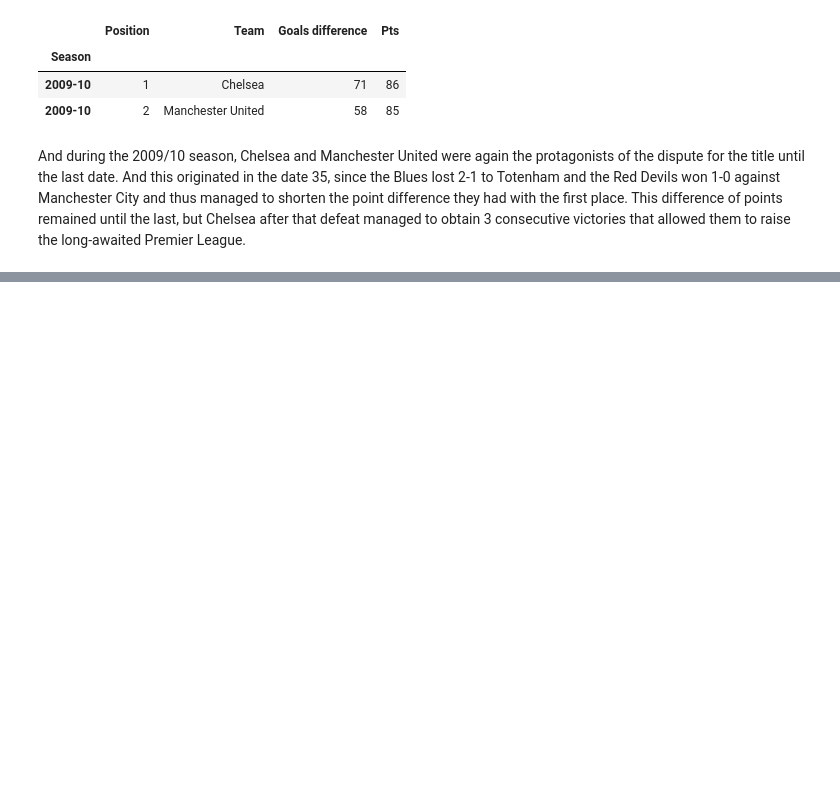
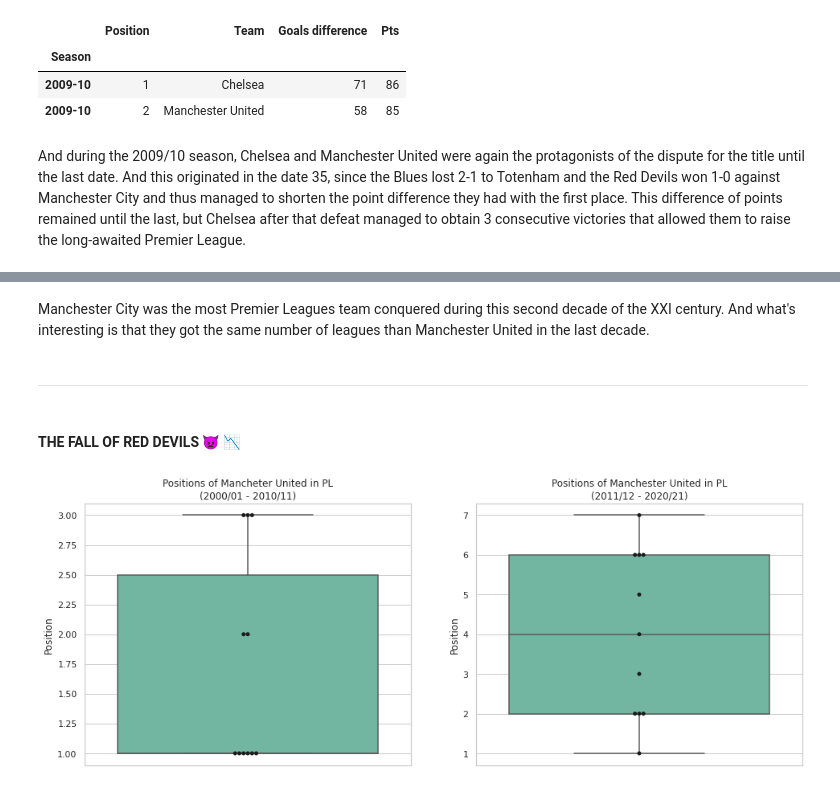
Before and after one commit to CarlosFOL/Premier_League, a Jupyter notebook: notebook.ipynb, the cells around one changed output, grey strips where cells are left out. Cells and saved outputs as stored; diff of their text form; code cells hidden in the pictures; blank space fills up the shorter version.

```diff
--- a/notebook.ipynb
+++ b/notebook.ipynb
@@ -321,0 +363,26 @@ And during the 2009/10 season, Chelsea and Manchester United were again the prot
+# %% [markdown]
+Manchester City was the most Premier Leagues team conquered during this second decade of the XXI century. And what's interesting is that they got the same number of leagues than Manchester United in the last decade.
+# %% [markdown]
+---
+# %% [markdown]
+#### **THE FALL OF RED DEVILS 👿 📉**
+# %%
+#The fall of Red Devils
+df_mun_1 = df_decade1[df_decade1.Team == 'Manchester United']
+df_mun_2 = df_decade2[df_decade2.Team == 'Manchester United']
+#Canvas
+fig = plt.figure(figsize = (16, 6))
+#Graphics
+#Decade 1
+ax1 = fig.add_subplot(121)
+ax1 = sns.boxplot(data=df_mun_1, y='Position', palette='Set2')
+ax1 = sns.swarmplot(data=df_mun_1, y='Position', color='k')
+ax1.set_title('Positions of Mancheter United in PL\n(2000/01 - 2010/11)')
+#Decade 2
+ax2 = fig.add_subplot(122)
+ax2 = sns.boxplot(data=df_mun_2, y='Position', palette='Set2')
+ax2 = sns.swarmplot(data=df_mun_2, y='Position', color='k')
+ax2.set_title('Positions of Manchester United in PL\n(2011/12 - 2020/21)')
+fig.show()
+# %% [output]
+[figure, added]
```
Also changed, not shown: parts of 24 cells of this notebook.
